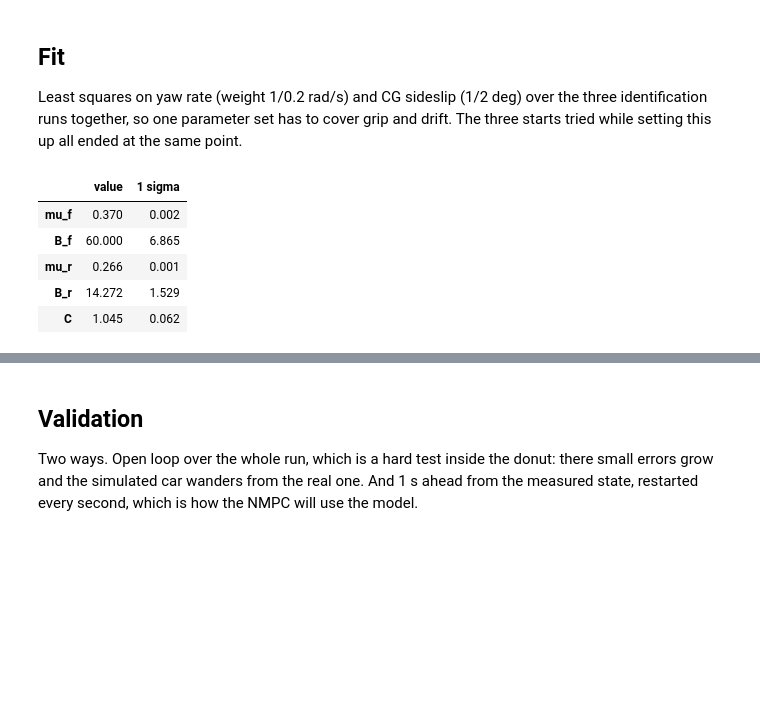
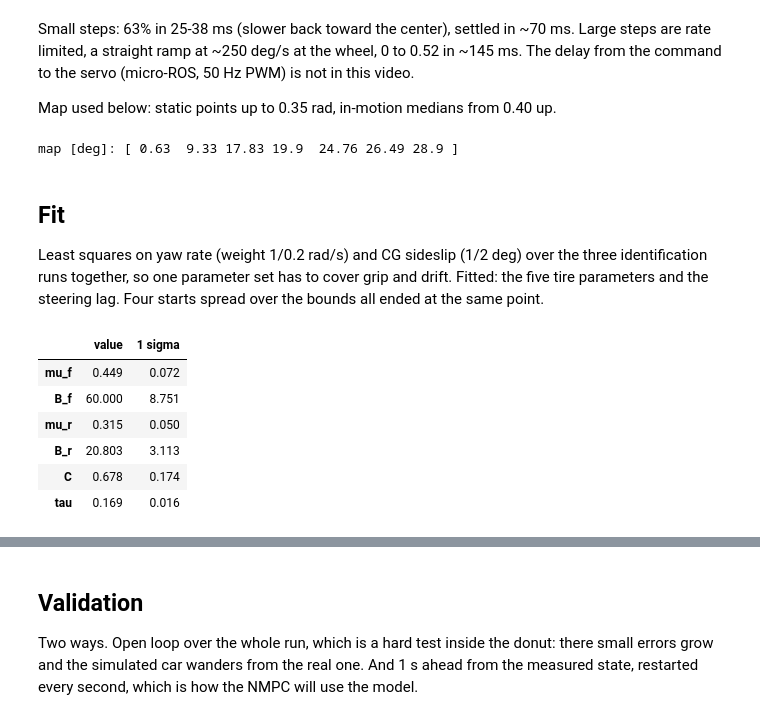
Before and after one commit to Gelminaio/drift-mpc-ackermann, a Jupyter notebook: notebooks/system_identification.ipynb, the cells around one changed output, grey strips where cells are left out. Cells and saved outputs as stored; diff of their text form; code cells hidden in the pictures; blank space fills up the shorter version.

```diff
--- a/notebooks/system_identification.ipynb
+++ b/notebooks/system_identification.ipynb
@@ -82,3 +226,32 @@ runs = {name: load(name, *w) for name, w in WINDOWS.items()}
+# %% [markdown]
+Small steps: 63% in 25-38 ms (slower back toward the center), settled in ~70 ms.
+Large steps are rate limited, a straight ramp at ~250 deg/s at the wheel, 0 to
+0.52 in ~145 ms. The delay from the command to the servo (micro-ROS, 50 Hz PWM)
+is not in this video.
+
+Map used below: static points up to 0.35 rad, in-motion medians from 0.40 up.
+# %%
+# steering map: static up to 0.35 rad (kinematic_model.ipynb, ruler above), in motion from 0.40
+in_motion = moving.groupby('cmd [rad]')['delta [deg]'].median()
+CMD = np.array([0, 0.15, 0.30, 0.35, 0.40, 0.46, 0.52])
+DEL = np.radians([0.63, 9.33, 17.83, static['delta [deg]'].iloc[0], *in_motion[[0.40, 0.46, 0.52]]])
+print('map [deg]:', np.degrees(DEL).round(2))
+
+
+def load(name, t0, t1):
+    df = pd.read_parquet(f'../data/sysid/{name}.parquet')
+    df = df[(df['t'] >= t0) & (df['t'] <= t1)].reset_index(drop=True)
+    df['vx'] = (df['v_cg'] * np.cos(np.radians(df['beta_cg']))).interpolate().bfill().ffill()
+    df['u'] = df['v_wheels'].interpolate().bfill().ffill()
+    df['delta'] = np.interp(df['cmd_steer'], CMD, DEL)
+    return df
+
+
+WINDOWS = {'id_steps': (3, 31), 'id_chirp': (3, 25.5), 'id_drift': (2.5, 15.5),
+           'val_steps': (3, 31), 'val_chirp': (3, 25.5), 'val_drift': (2.5, 15.5), 'release': (2.5, 13.8)}
+runs = {name: load(name, *w) for name, w in WINDOWS.items()}
+# %% [output]
+map [deg]: [ 0.63  9.33 17.83 19.9  24.76 26.49 28.9 ]
 # %%
 def rear_wheel(vx, vy, u, mu, b, c):
     sx, sy = (vx - u) / max(u, 0.1), vy / max(u, 0.1)
@@ -88,14 +261,14 @@ def rear_wheel(vx, vy, u, mu, b, c):
 
 
 def rhs(x, p, vx, u, delta_cmd):
-    mu_f, bf, mu_r, br, c = p
+    mu_f, bf, mu_r, br, c, tau = p
     vy, r, d = x
     fyf = mu_f * NF * np.sin(c * np.arctan(bf * (d - np.arctan((vy + LF * r) / vx))))
     fxl, fyl = rear_wheel(vx - T / 2 * r, vy - LR * r, u, mu_r, br, c)
     fxr, fyr = rear_wheel(vx + T / 2 * r, vy - LR * r, u, mu_r, br, c)
     vy_dot = (fyf * np.cos(d) + fyl + fyr) / M - vx * r
     r_dot = (LF * fyf * np.cos(d) - LR * (fyl + fyr) + T / 2 * (fxr - fxl)) / IZ
-    return np.array([vy_dot, r_dot, (delta_cmd - d) / TAU])
+    return np.array([vy_dot, r_dot, (delta_cmd - d) / tau])
 
 
 def simulate(p, df, h=0.002):
@@ -128,38 +301,39 @@ def beta_deg(sim, df):
 
 Least squares on yaw rate (weight 1/0.2 rad/s) and CG sideslip (1/2 deg) over
 the three identification runs together, so one parameter set has to cover grip
-and drift. The three starts tried while setting this up all ended at the same
-point.
+and drift. Fitted: the five tire parameters and the steering lag. Four starts
+spread over the bounds all ended at the same point.
 # %%
 def residuals(p, dfs):
     res = []
     for df in dfs:
         s = simulate(p, df)
         if not np.isfinite(s).all():
             return np.full(sum(2 * len(d) for d in dfs), 1e3)
         b = df['beta_cg'].to_numpy()
         ok = np.isfinite(b)
         res.append((s[:, 1] - df['r']) / 0.2)
         res.append(np.r_[(beta_deg(s, df)[ok] - b[ok]) / 2.0, np.zeros((~ok).sum())])
     return np.concatenate(res)
 
 
 ids = [runs['id_steps'], runs['id_chirp'], runs['id_drift']]
-fit = least_squares(residuals, [0.4, 15, 0.25, 15, 1.0], args=(ids,),
-                    bounds=([0.05, 0.5, 0.05, 0.5, 0.5], [1.5, 60, 1.5, 60, 2.0]),
-                    x_scale=[0.1, 5, 0.1, 5, 0.2], diff_step=1e-3)
+fit = least_squares(residuals, [0.4, 15, 0.25, 15, 1.0, 0.1], args=(ids,),
+                    bounds=([0.05, 0.5, 0.05, 0.5, 0.5, 0.02], [1.5, 60, 1.5, 60, 2.0, 0.5]),
+                    x_scale=[0.1, 5, 0.1, 5, 0.2, 0.03], diff_step=1e-3)
 p = fit.x
 cov = np.linalg.pinv(fit.jac.T @ fit.jac) * 2 * fit.cost / (len(fit.fun) - len(p))
 params = pd.DataFrame({'value': p, '1 sigma': np.sqrt(np.diag(cov))},
-                      index=['mu_f', 'B_f', 'mu_r', 'B_r', 'C']).round(3)
+                      index=['mu_f', 'B_f', 'mu_r', 'B_r', 'C', 'tau']).round(3)
 params
 # %% [output]
 |  | value | 1 sigma |
-| mu_f | 0.370 | 0.002 |
-| B_f | 60.000 | 6.865 |
-| mu_r | 0.266 | 0.001 |
-| B_r | 14.272 | 1.529 |
-| C | 1.045 | 0.062 |
+| mu_f | 0.449 | 0.072 |
+| B_f | 60.000 | 8.751 |
+| mu_r | 0.315 | 0.050 |
+| B_r | 20.803 | 3.113 |
+| C | 0.678 | 0.174 |
+| tau | 0.169 | 0.016 |
 # %%
 # cornering stiffness at zero slip: dF/dalpha = mu N B C
 print(f"front {p[0] * NF * p[1] * p[4]:.0f} N/rad, rear axle {p[2] * NR * p[3] * p[4]:.0f} N per unit slip")
```
Also changed, not shown: parts of 16 cells of this notebook.
